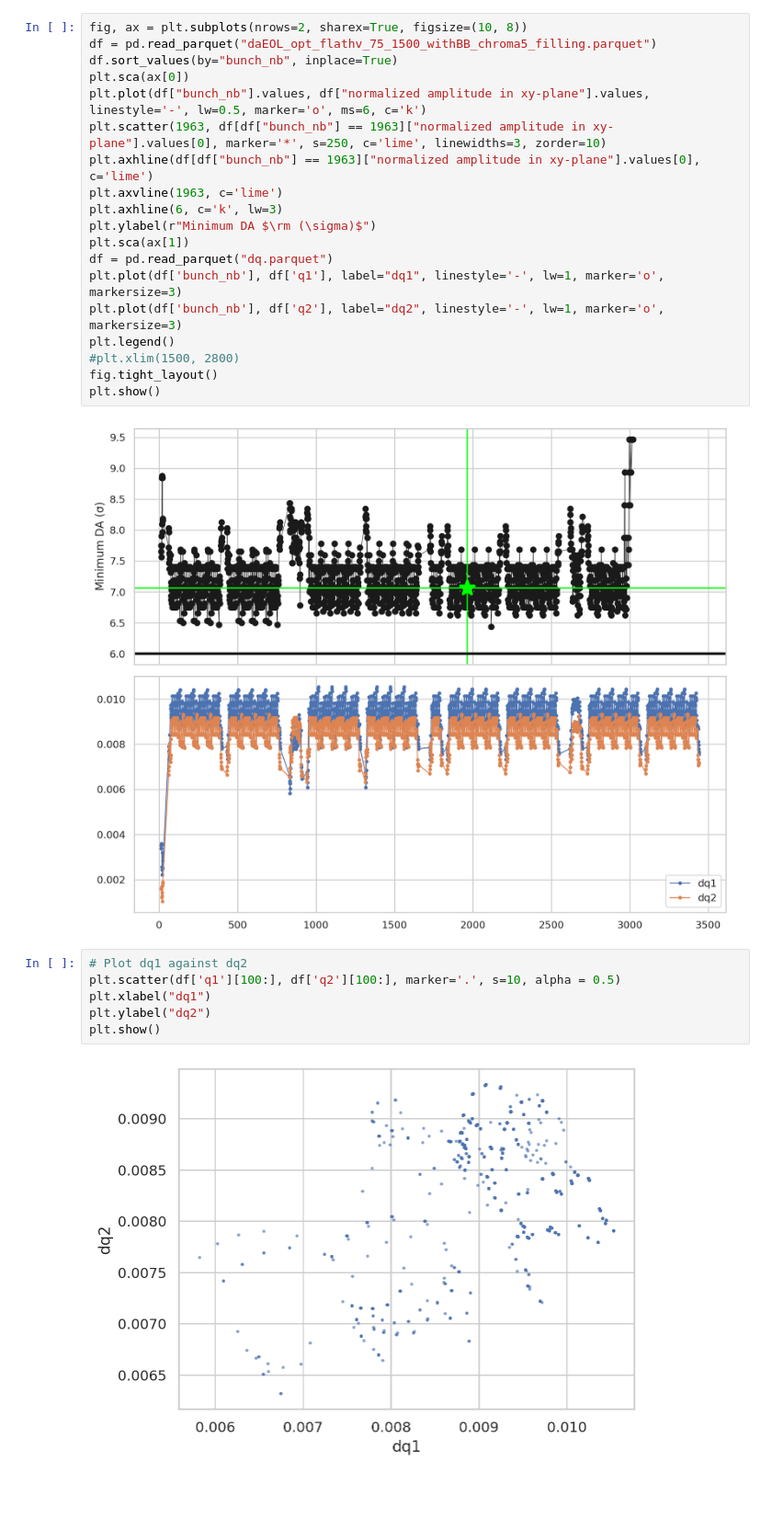
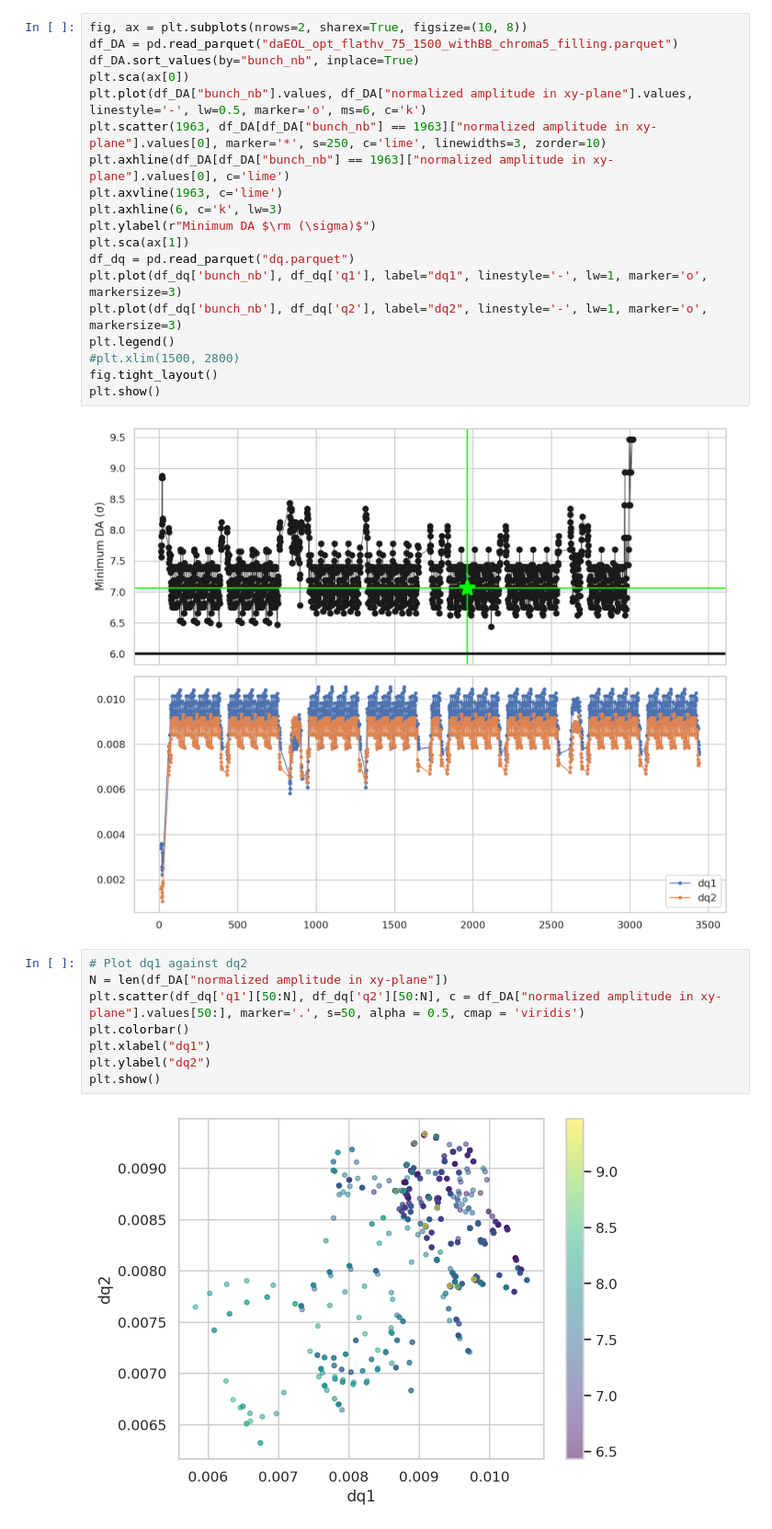
Before and after one commit to ColasDroin/DA_study, a Jupyter notebook: master_study/analysis/clustering_filling_schemes.ipynb, the cells around one changed output. Shown at 92% size. Saved outputs shown, nothing was run; the diff lists cells and outputs as text; blank space fills up the shorter version.

```diff
--- a/master_study/analysis/clustering_filling_schemes.ipynb
+++ b/master_study/analysis/clustering_filling_schemes.ipynb
@@ -519,19 +519,19 @@ plt.show()
 ### Check how tune shift depends on clusterss
 # %%
 fig, ax = plt.subplots(nrows=2, sharex=True, figsize=(10, 8))
-df = pd.read_parquet("daEOL_opt_flathv_75_1500_withBB_chroma5_filling.parquet")
-df.sort_values(by="bunch_nb", inplace=True)
+df_DA = pd.read_parquet("daEOL_opt_flathv_75_1500_withBB_chroma5_filling.parquet")
+df_DA.sort_values(by="bunch_nb", inplace=True)
 plt.sca(ax[0])
-plt.plot(df["bunch_nb"].values, df["normalized amplitude in xy-plane"].values, linestyle='-', lw=0.5, marker='o', ms=6, c='k')
-plt.scatter(1963, df[df["bunch_nb"] == 1963]["normalized amplitude in xy-plane"].values[0], marker='*', s=250, c='lime', linewidths=3, zorder=10)
-plt.axhline(df[df["bunch_nb"] == 1963]["normalized amplitude in xy-plane"].values[0], c='lime')
+plt.plot(df_DA["bunch_nb"].values, df_DA["normalized amplitude in xy-plane"].values, linestyle='-', lw=0.5, marker='o', ms=6, c='k')
+plt.scatter(1963, df_DA[df_DA["bunch_nb"] == 1963]["normalized amplitude in xy-plane"].values[0], marker='*', s=250, c='lime', linewidths=3, zorder=10)
+plt.axhline(df_DA[df_DA["bunch_nb"] == 1963]["normalized amplitude in xy-plane"].values[0], c='lime')
 plt.axvline(1963, c='lime')
 plt.axhline(6, c='k', lw=3)
 plt.ylabel(r"Minimum DA $\rm (\sigma)$")
 plt.sca(ax[1])
-df = pd.read_parquet("dq.parquet")
-plt.plot(df['bunch_nb'], df['q1'], label="dq1", linestyle='-', lw=1, marker='o', markersize=3)
-plt.plot(df['bunch_nb'], df['q2'], label="dq2", linestyle='-', lw=1, marker='o', markersize=3)
+df_dq = pd.read_parquet("dq.parquet")
+plt.plot(df_dq['bunch_nb'], df_dq['q1'], label="dq1", linestyle='-', lw=1, marker='o', markersize=3)
+plt.plot(df_dq['bunch_nb'], df_dq['q2'], label="dq2", linestyle='-', lw=1, marker='o', markersize=3)
 plt.legend()
 #plt.xlim(1500, 2800)
 fig.tight_layout()
@@ -540,9 +540,11 @@ plt.show()
 [figure]
 # %%
 # Plot dq1 against dq2
-plt.scatter(df['q1'][100:], df['q2'][100:], marker='.', s=10, alpha = 0.5)
+N = len(df_DA["normalized amplitude in xy-plane"])
+plt.scatter(df_dq['q1'][50:N], df_dq['q2'][50:N], c = df_DA["normalized amplitude in xy-plane"].values[50:], marker='.', s=50, alpha = 0.5, cmap = 'viridis')
+plt.colorbar()
 plt.xlabel("dq1")
 plt.ylabel("dq2")
 plt.show()
 # %% [output]
-[figure, old version]
+[figure, new version]
```
Also changed, not shown: parts of 2 cells of this notebook, 6 other files.
